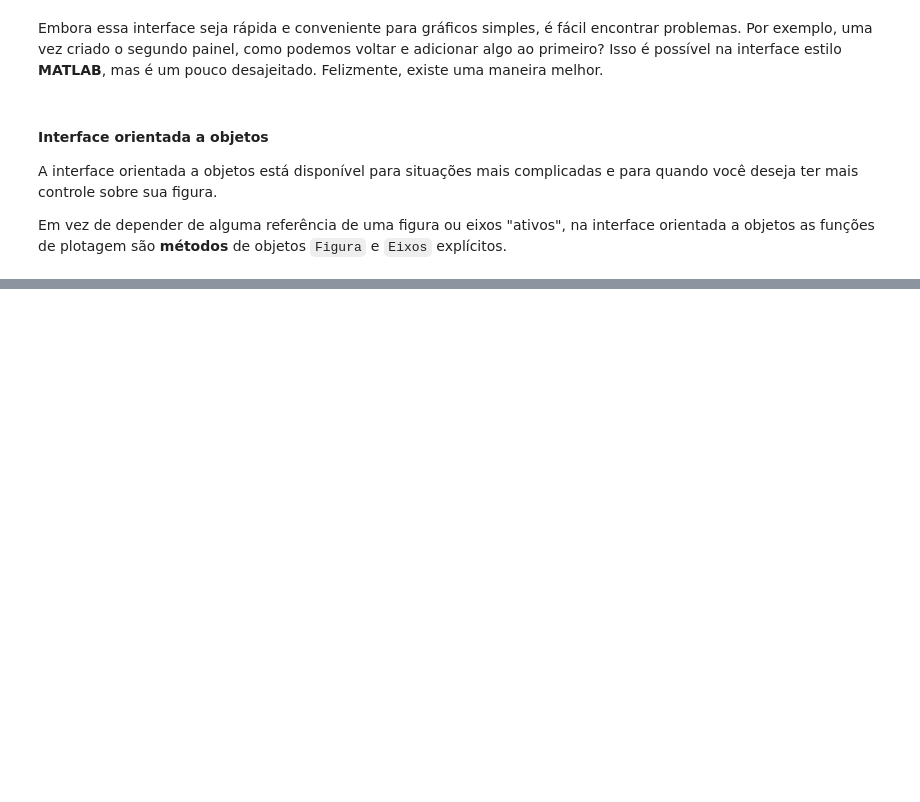
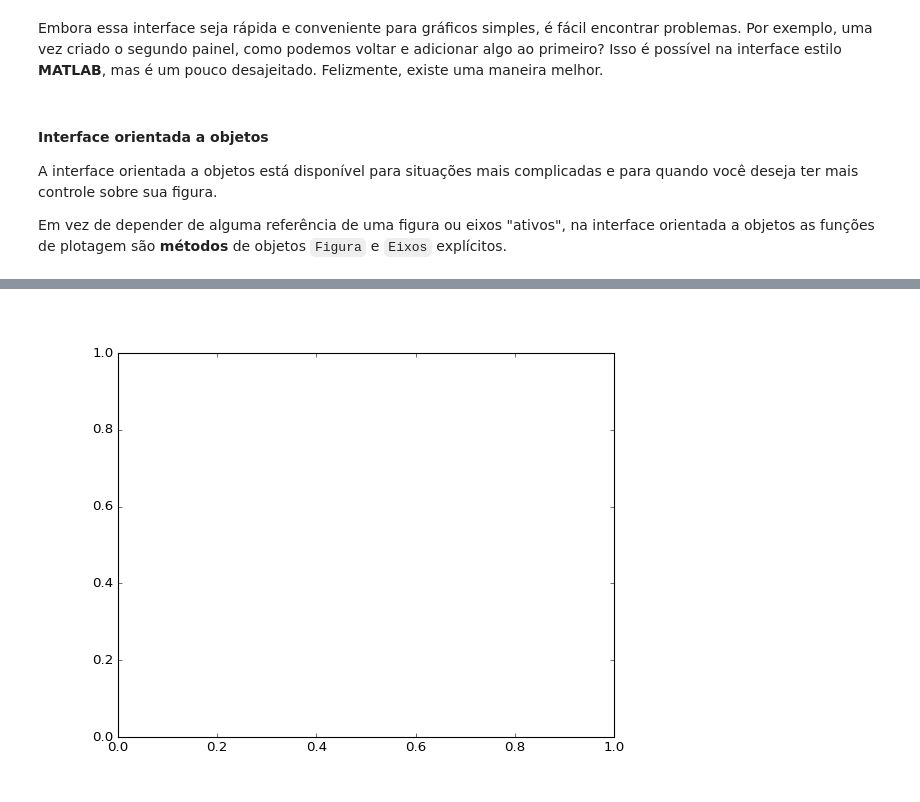
Before and after one commit to etvorellana/ResTIC18_PythonBasico, a Jupyter notebook: Notebooks/Aula_VDados.ipynb, the cells around one changed output, grey strips where cells are left out. Cells and saved outputs as stored; diff of their text form; code cells hidden in the pictures; blank space fills up the shorter version.

```diff
--- a/Notebooks/Aula_VDados.ipynb
+++ b/Notebooks/Aula_VDados.ipynb
@@ -373,0 +388,5 @@ ax[1,1].plot(QA_x4_pred, QA_y4_pred, '-', label='QA4_model')
+# %%
+fig = plt.figure()
+ax = plt.axes()
+# %% [output]
+[figure, added]
```
Also changed, not shown: parts of 16 cells of this notebook.
